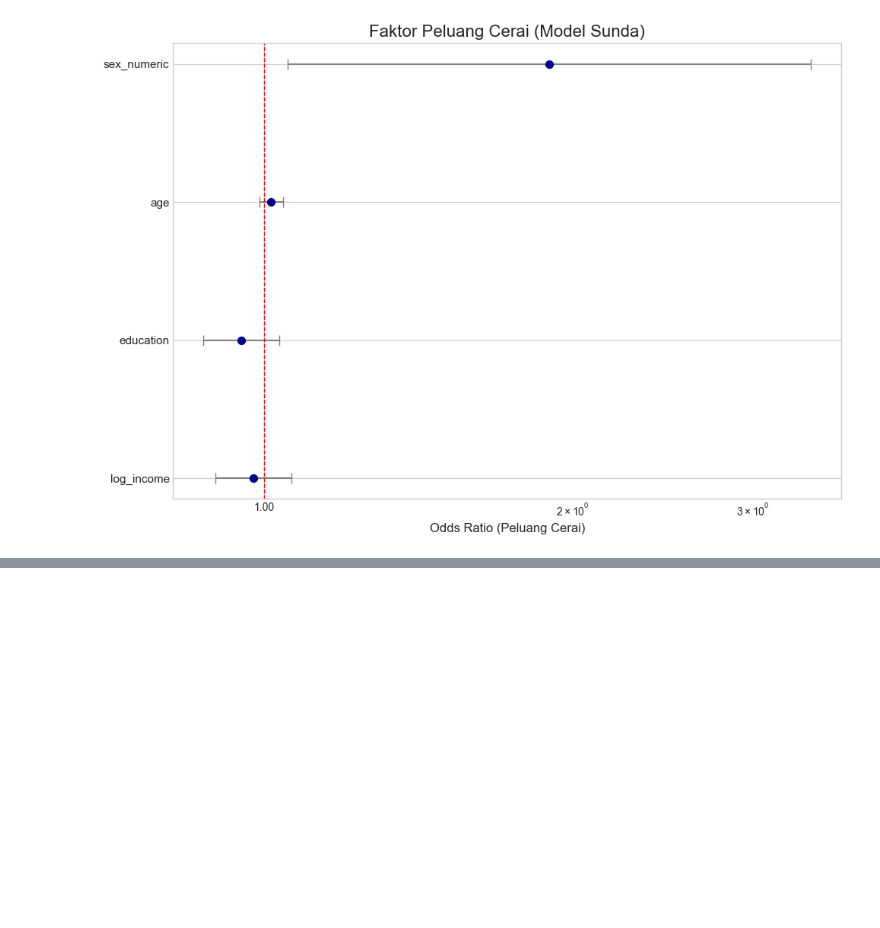
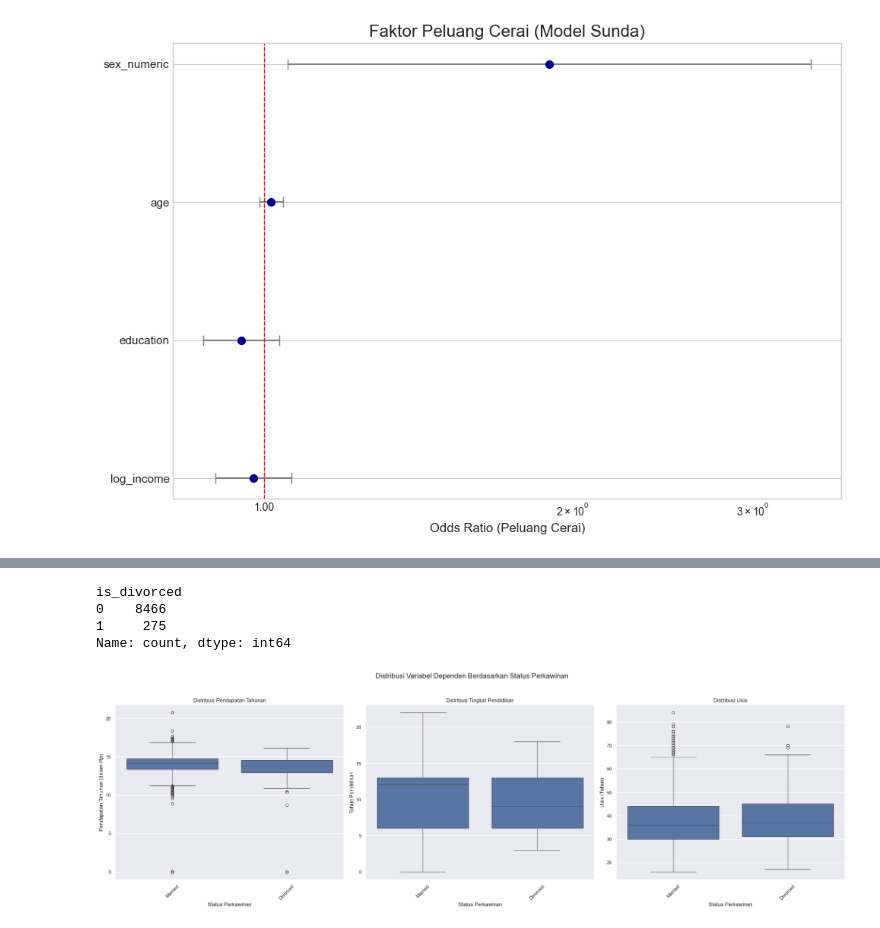
Before and after one commit to Poor1ST/ifls, a Jupyter notebook: process.ipynb, the cells around one changed output, grey strips where cells are left out. Cells and saved outputs as stored; diff of their text form; code cells hidden in the pictures; blank space fills up the shorter version.

```diff
--- a/process.ipynb
+++ b/process.ipynb
@@ -1883,0 +1887,3 @@ plot_odds_ratios(odds_sunda, 'Faktor Peluang Cerai (Model Sunda)')
+# %%
+df = pd.read_csv('clean_data/data_clean2.csv')
+df
@@ -1883,0 +2103,37 @@ plot_odds_ratios(odds_sunda, 'Faktor Peluang Cerai (Model Sunda)')
+# %%
+df_clean['is_divorced'].value_counts()
+# %% [output]
+is_divorced
+0    8466
+1     275
+Name: count, dtype: int64
+# %%
+# Membuat subplot untuk tiga visualisasi
+fig, axes = plt.subplots(1, 3, figsize=(24, 8))
+fig.suptitle('Distribusi Variabel Dependen Berdasarkan Status Perkawinan', fontsize=16)
+
+# Box plot untuk Pendapatan Tahunan
+sns.boxplot(ax=axes[0], x='marstat', y='log_month', data=df_clean)
+axes[0].set_title('Distribusi Pendapatan Tahunan')
+axes[0].set_xlabel('Status Perkawinan')
+axes[0].set_ylabel('Pendapatan Tahunan (dalam Rp)')
+axes[0].tick_params(axis='x', rotation=45)
+
+# Box plot untuk Pendidikan
+sns.boxplot(ax=axes[1], x='marstat', y='education', data=df_clean)
+axes[1].set_title('Distribusi Tingkat Pendidikan')
+axes[1].set_xlabel('Status Perkawinan')
+axes[1].set_ylabel('Tahun Pendidikan')
+axes[1].tick_params(axis='x', rotation=45)
+
+# Box plot untuk Usia
+sns.boxplot(ax=axes[2], x='marstat', y='age', data=df_clean)
+axes[2].set_title('Distribusi Usia')
+axes[2].set_xlabel('Status Perkawinan')
+axes[2].set_ylabel('Usia (Tahun)')
+axes[2].tick_params(axis='x', rotation=45)
+
+plt.tight_layout(rect=[0, 0.03, 1, 0.95])
+plt.show()
+# %% [output]
+[figure, added]
```
Also changed, not shown: parts of 17 cells of this notebook, 1 other file.
